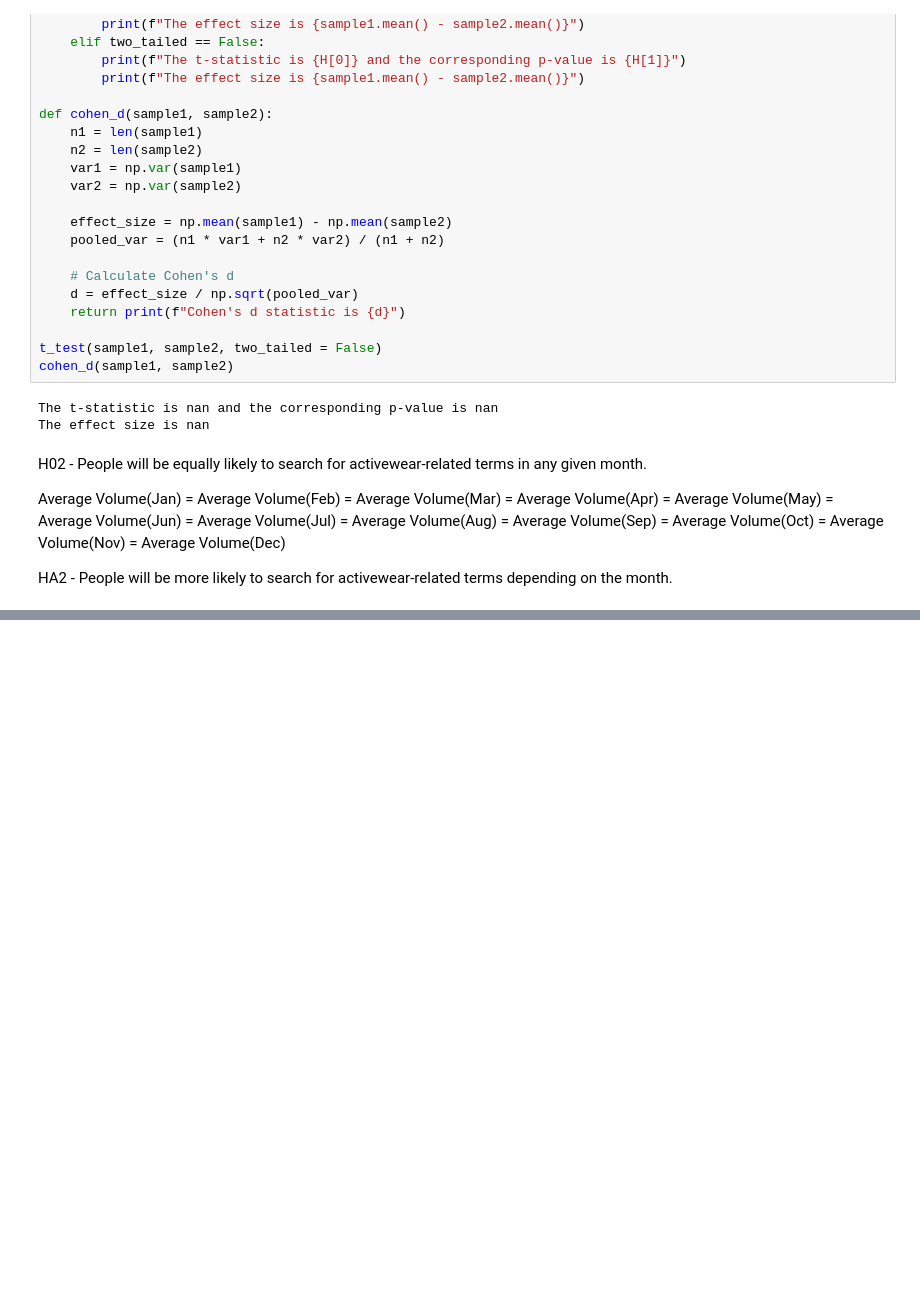
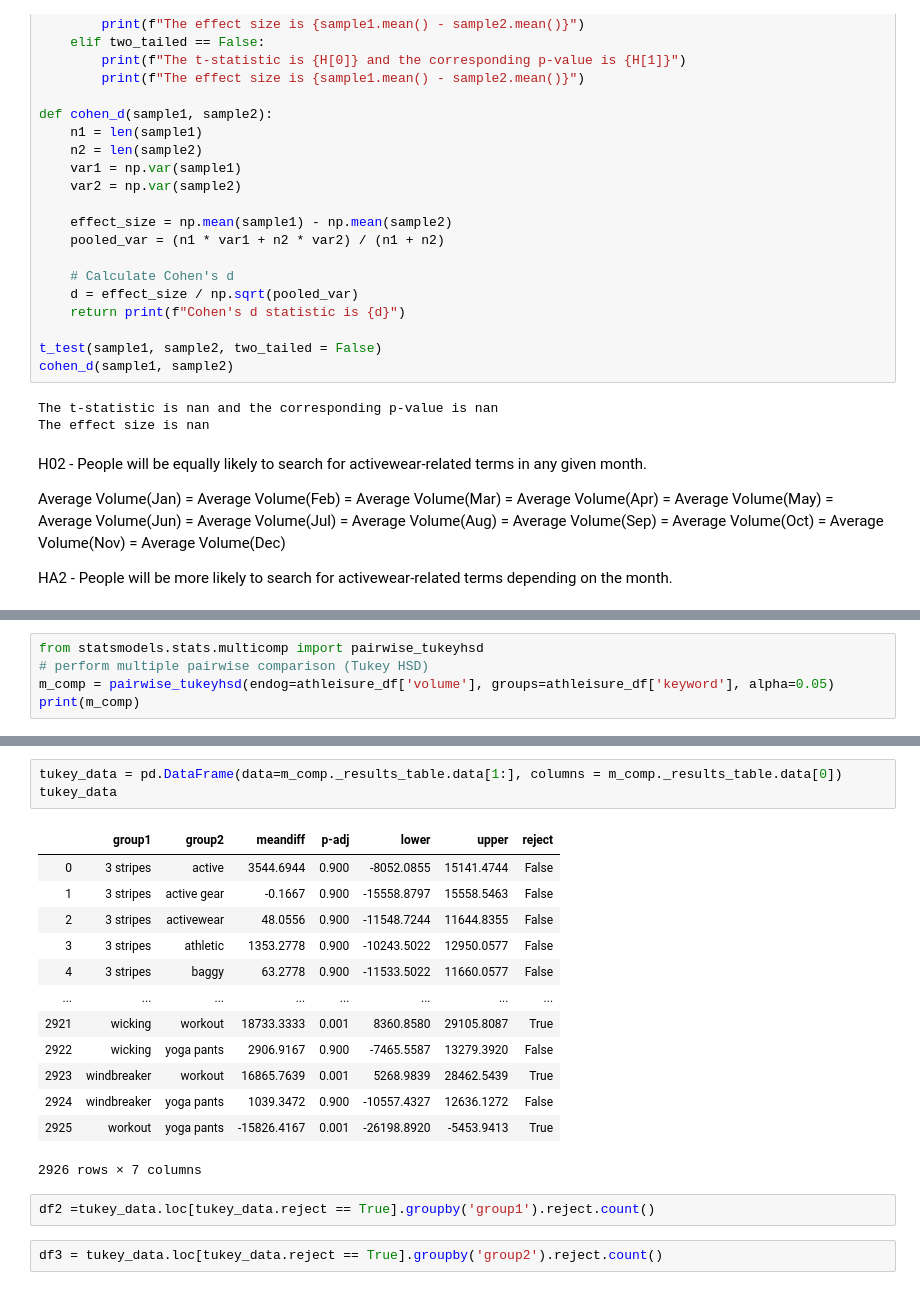
Before and after one commit to alexwcheng/athleisure-advertising, a Jupyter notebook: data_cleaning.ipynb, the cells around one changed output, grey strips where cells are left out. Drawn from its saved outputs; the diff is of its cells as text; blank space fills up the shorter version.

```diff
--- a/data_cleaning.ipynb
+++ b/data_cleaning.ipynb
@@ -588,0 +782,5 @@ HA2 - People will be more likely to search for activewear-related terms dependin
+# %%
+from statsmodels.stats.multicomp import pairwise_tukeyhsd
+# perform multiple pairwise comparison (Tukey HSD)
+m_comp = pairwise_tukeyhsd(endog=athleisure_df['volume'], groups=athleisure_df['keyword'], alpha=0.05)
+print(m_comp)
@@ -588,0 +805,21 @@ HA2 - People will be more likely to search for activewear-related terms dependin
+# %%
+tukey_data = pd.DataFrame(data=m_comp._results_table.data[1:], columns = m_comp._results_table.data[0])
+tukey_data
+# %% [output]
+|  | group1 | group2 | meandiff | p-adj | lower | upper | reject |
+| 0 | 3 stripes | active | 3544.6944 | 0.900 | -8052.0855 | 15141.4744 | False |
+| 1 | 3 stripes | active gear | -0.1667 | 0.900 | -15558.8797 | 15558.5463 | False |
+| 2 | 3 stripes | activewear | 48.0556 | 0.900 | -11548.7244 | 11644.8355 | False |
+| 3 | 3 stripes | athletic | 1353.2778 | 0.900 | -10243.5022 | 12950.0577 | False |
+| 4 | 3 stripes | baggy | 63.2778 | 0.900 | -11533.5022 | 11660.0577 | False |
+| ... | ... | ... | ... | ... | ... | ... | ... |
+| 2921 | wicking | workout | 18733.3333 | 0.001 | 8360.8580 | 29105.8087 | True |
+| 2922 | wicking | yoga pants | 2906.9167 | 0.900 | -7465.5587 | 13279.3920 | False |
+| 2923 | windbreaker | workout | 16865.7639 | 0.001 | 5268.9839 | 28462.5439 | True |
+| 2924 | windbreaker | yoga pants | 1039.3472 | 0.900 | -10557.4327 | 12636.1272 | False |
+| 2925 | workout | yoga pants | -15826.4167 | 0.001 | -26198.8920 | -5453.9413 | True |
+2926 rows × 7 columns
+# %%
+df2 =tukey_data.loc[tukey_data.reject == True].groupby('group1').reject.count()
+# %%
+df3 = tukey_data.loc[tukey_data.reject == True].groupby('group2').reject.count()
```
Also changed, not shown: parts of 21 cells of this notebook.
